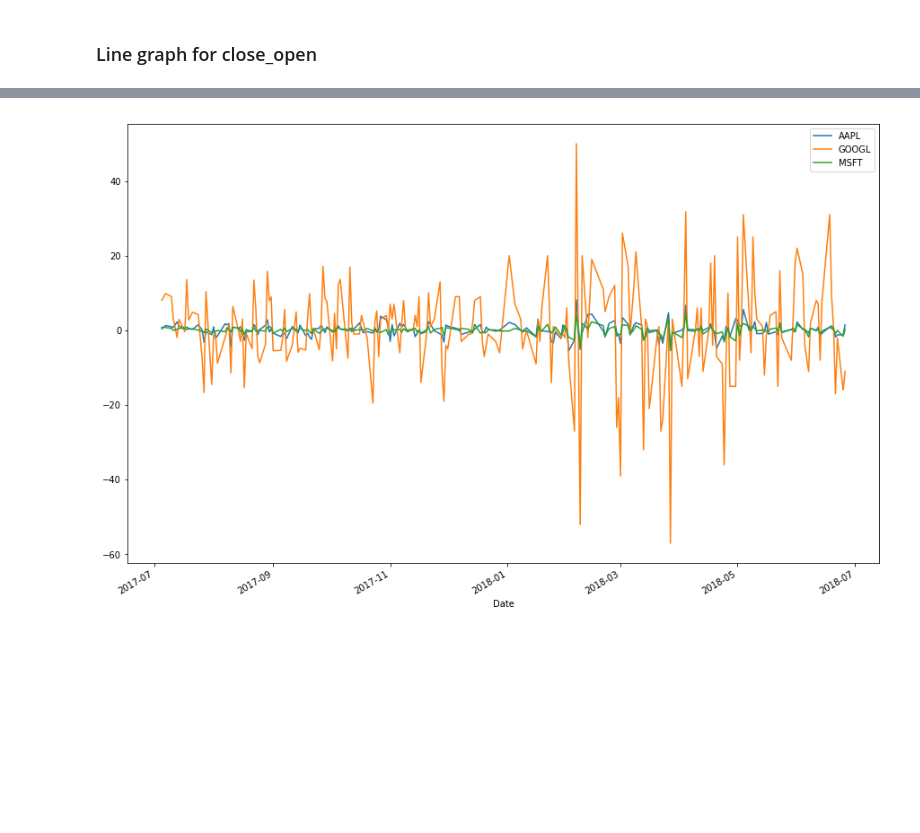
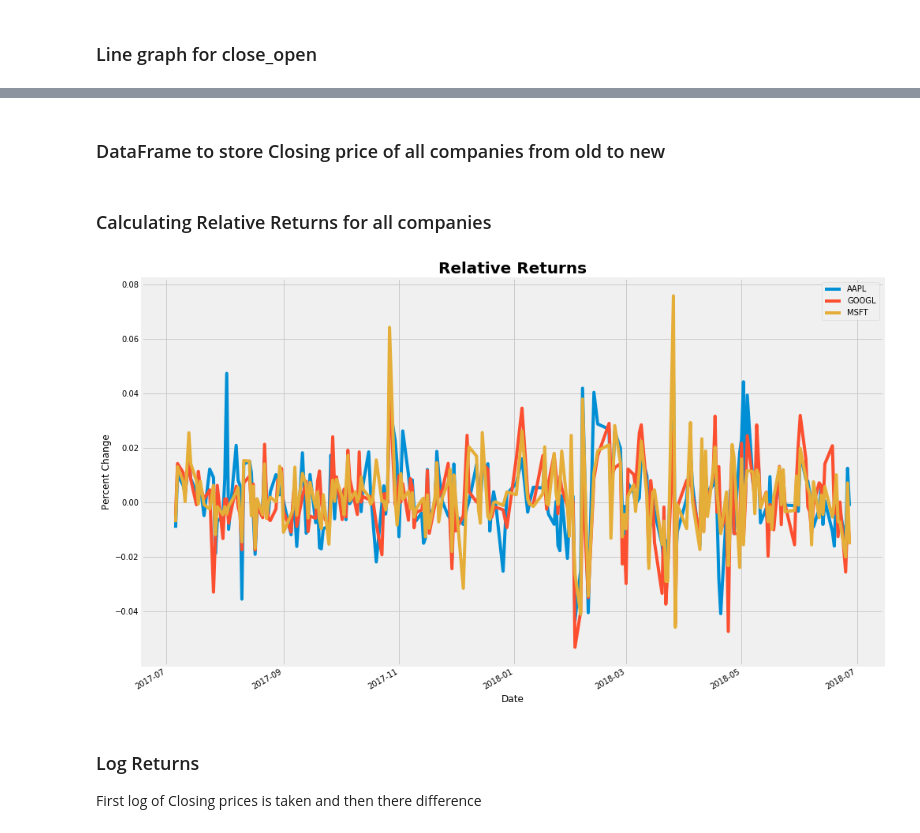
Before and after one commit to abhie-lp/FINANCE_PROJECT, a Jupyter notebook: Code.ipynb, the cells around one changed output, grey strips where cells are left out. Drawn from its saved outputs; the diff is of its cells as text; code cells hidden in the pictures; blank space fills up the shorter version.

```diff
--- a/Code.ipynb
+++ b/Code.ipynb
@@ -9,7 +9,7 @@ import bs4 as bs
 import urllib.request as ur
 import matplotlib.pyplot as plt
 from matplotlib import style
-import pickle
+style.use("fivethirtyeight")
 # %% [markdown]
 ### Function to get the page-source of the company's url
 # %%
@@ -98,5 +110,22 @@ close_open.dropna(how="any", inplace=True)
+# %% [markdown]
+### DataFrame to store Closing price of all companies from old to new
+# %%
+close_price = pd.DataFrame({"AAPL": apple["Close"],
+                           "GOOGL": google["Close"],
+                           "MSFT": microsoft["Close"]})
+# %%
+close_price.dropna(how="any", inplace=True)
+# %% [markdown]
+### Calculating Relative Returns for all companies
+# %%
+rel_returns = close_price.pct_change()
 # %%
-close_open.plot(figsize=(15, 10))
+rel_returns.plot(figsize=(15, 10))
+plt.ylabel("Percent Change")
+plt.title("Relative Returns", fontsize=20, fontweight="bold")
 plt.show()
 # %% [output]
-[figure, old version]
+[figure, new version]
+# %% [markdown]
+###  Log Returns
+First log of Closing prices is taken and then there difference
```
Also changed, not shown: parts of 18 cells of this notebook.
